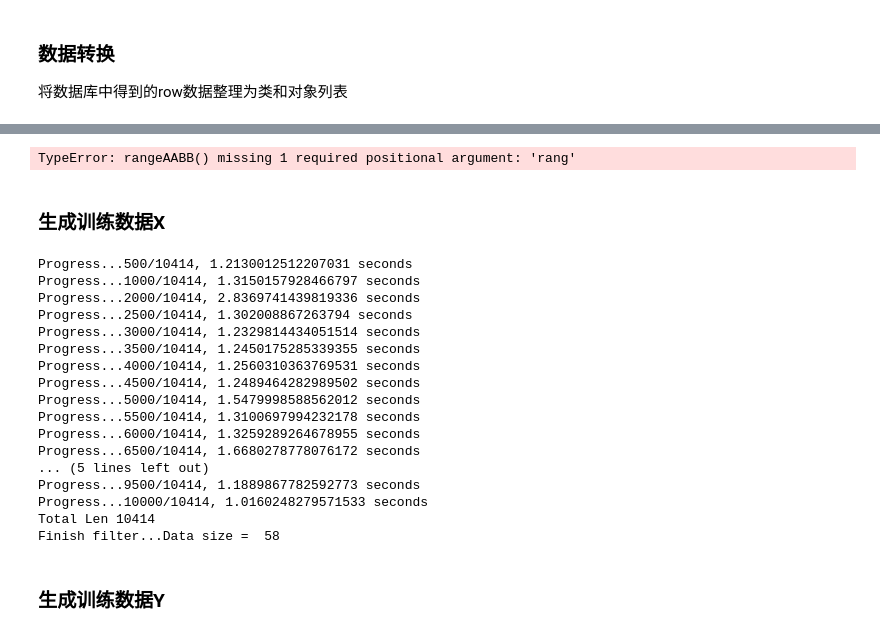
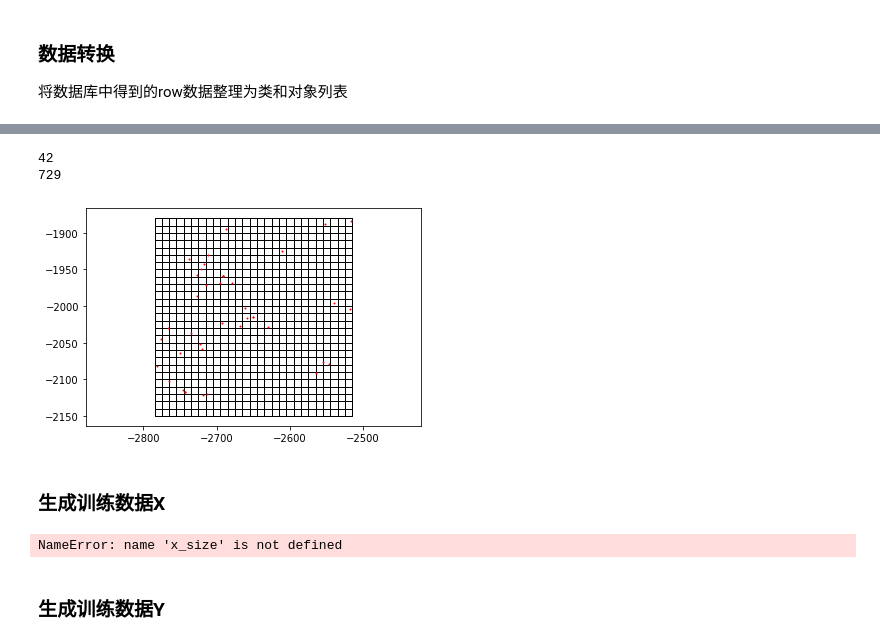
Before and after one commit to amomorning/osm4arch, a Jupyter notebook: python/prato_function_learning.ipynb, the cells around one changed output, grey strips where cells are left out. Drawn from its saved outputs; the diff is of its cells as text; code cells hidden in the pictures.

```diff
--- a/python/prato_function_learning.ipynb
+++ b/python/prato_function_learning.ipynb
@@ -153,33 +211,35 @@ plt.show()
 %matplotlib inline
 import numpy as np
 import matplotlib.pyplot as plt
 from matplotlib.patches import Rectangle
 from matplotlib.collections import PatchCollection
 
 
-ppartP, lbx, lby = rangeAABB(p[123])
-
+ppartP, lbx, lby = rangeAABB(p[1314], x_size/2, 0)
+print(len(ppartP))
 rt = []
 
 for i in range(27):
     for j in range(27):
         rt.append(Rectangle((lbx+i*step, lby+j*step),10,10))
 
 pc = PatchCollection(rt,facecolors='w', alpha=1,
                          edgecolor='k')
 
 print(len(rt))
 
 
 fig, ax = plt.subplots(1)
 ax.add_collection(pc)
 
 
 x = np.array([q.x for q in ppartP])
 y = np.array([q.y for q in ppartP])
 ax.scatter(x, y, s=1, c='r')
 ax.axis("equal")
 
 plt.show()
 # %% [output]
-TypeError: rangeAABB() missing 1 required positional argument: 'rang'
+42
+729
+[figure, added]
@@ -250,25 +261,19 @@ for q in p:
     # if(cntImgs > 60):
     #     break
     cntImgs += 1
-    ppartP, lbx, lby = rangeAABB(q, size/2)
+    ppartP, lbx, lby = rangeAABB(q, x_size/2, y_size/2)
     if(len(ppartP) == 1):
         continue
 
     arr = drawAABB(ppartP, lbx, lby, size, pathname)
-    # if(flag):
-    #     data = arr[np.newaxis, :]
-    #     flag = False
-    # else:
-    #     data = np.concatenate([data, arr[np.newaxis, :]])
-    # print(arr.shape)
-    # plt.imshow(arr)
+
     if(cntImgs % 500 == 0):
         print("Progress...{}/{}, {} seconds".format(cntImgs, len(p), time()-lastTime))
         lastTime = time()
 
 # np.save('./data/{}.npy'.format(pathname), data)
-print("Total Len", len(p))
-print("Finish filter...Data size = ", data.shape[0])
+# print("Total Len", len(p))
+# print("Finish filter...Data size = ", data.shape[0])
 
 import csv
 with open('./data/{}.csv'.format(pathname), 'w', newline='') as csvfile:
@@ -276,23 +281,7 @@ with open('./data/{}.csv'.format(pathname), 'w', newline='') as csvfile:
     writer.writerow(['id', 'filename'])
     writer.writerows(mapCSV)
 # %% [output]
-Progress...500/10414, 1.2130012512207031 seconds
-Progress...1000/10414, 1.3150157928466797 seconds
-Progress...2000/10414, 2.8369741439819336 seconds
-Progress...2500/10414, 1.302008867263794 seconds
-Progress...3000/10414, 1.2329814434051514 seconds
-Progress...3500/10414, 1.2450175285339355 seconds
-Progress...4000/10414, 1.2560310363769531 seconds
-Progress...4500/10414, 1.2489464282989502 seconds
-Progress...5000/10414, 1.5479998588562012 seconds
-Progress...5500/10414, 1.3100697994232178 seconds
-Progress...6000/10414, 1.3259289264678955 seconds
-Progress...6500/10414, 1.6680278778076172 seconds
-... (5 lines left out)
-Progress...9500/10414, 1.1889867782592773 seconds
-Progress...10000/10414, 1.0160248279571533 seconds
-Total Len 10414
-Finish filter...Data size =  58
+NameError: name 'x_size' is not defined
 # %% [markdown]
 ### 生成训练数据Y
 # %%
```
Also changed, not shown: parts of 21 cells of this notebook, 3 other files.
